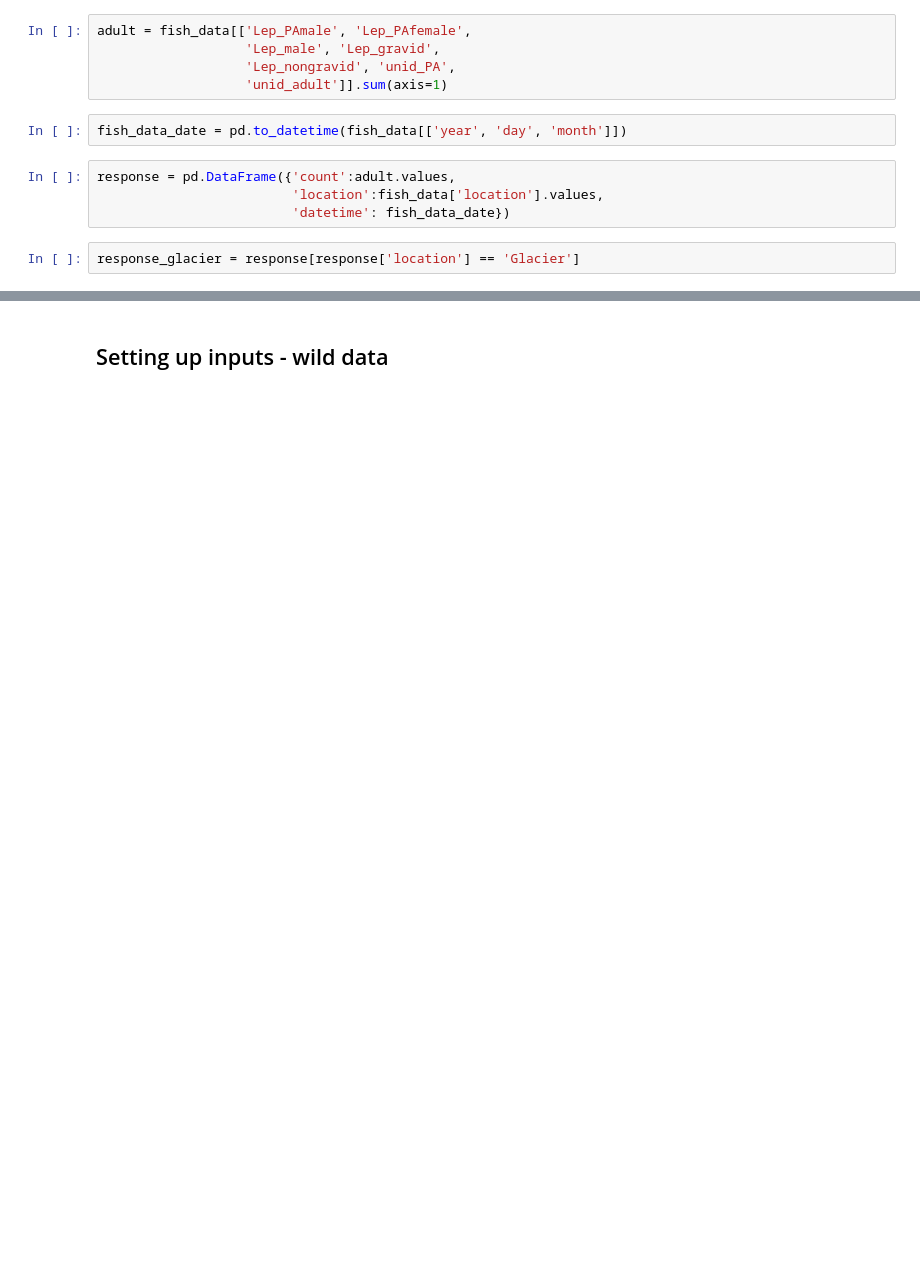
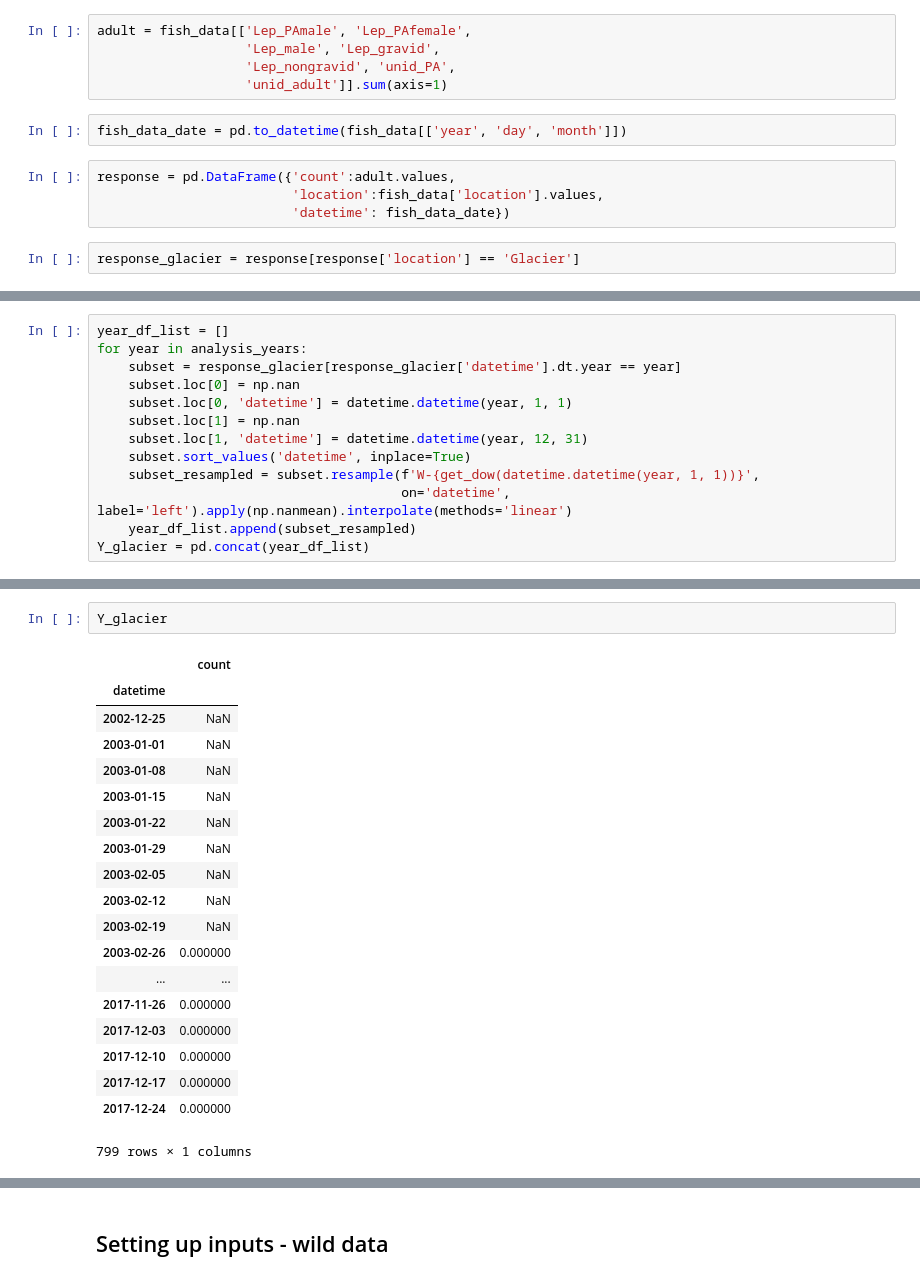
Before and after one commit to TristanGarry/sea-lice-forecasting, a Jupyter notebook: prelim_model_testing.ipynb, the cells around one changed output, grey strips where cells are left out. Saved outputs shown, nothing was run; the diff lists cells and outputs as text; blank space fills up the shorter version.

```diff
--- a/prelim_model_testing.ipynb
+++ b/prelim_model_testing.ipynb
@@ -103,0 +108,13 @@ Y_glacier = response_glacier.resample('W', on='datetime', label='left').apply(np
+# %%
+year_df_list = []
+for year in analysis_years:
+    subset = response_glacier[response_glacier['datetime'].dt.year == year]
+    subset.loc[0] = np.nan
+    subset.loc[0, 'datetime'] = datetime.datetime(year, 1, 1)
+    subset.loc[1] = np.nan
+    subset.loc[1, 'datetime'] = datetime.datetime(year, 12, 31)
+    subset.sort_values('datetime', inplace=True)
+    subset_resampled = subset.resample(f'W-{get_dow(datetime.datetime(year, 1, 1))}',
+                                       on='datetime', label='left').apply(np.nanmean).interpolate(methods='linear')
+    year_df_list.append(subset_resampled)
+Y_glacier = pd.concat(year_df_list)
@@ -103,0 +139,22 @@ Y_glacier = response_glacier.resample('W', on='datetime', label='left').apply(np
+# %%
+Y_glacier
+# %% [output]
+|  | count |
+| datetime |  |
+| 2002-12-25 | NaN |
+| 2003-01-01 | NaN |
+| 2003-01-08 | NaN |
+| 2003-01-15 | NaN |
+| 2003-01-22 | NaN |
+| 2003-01-29 | NaN |
+| 2003-02-05 | NaN |
+| 2003-02-12 | NaN |
+| 2003-02-19 | NaN |
+| 2003-02-26 | 0.000000 |
+| ... | ... |
+| 2017-11-26 | 0.000000 |
+| 2017-12-03 | 0.000000 |
+| 2017-12-10 | 0.000000 |
+| 2017-12-17 | 0.000000 |
+| 2017-12-24 | 0.000000 |
+799 rows × 1 columns
```
Also changed, not shown: parts of 36 cells of this notebook.
